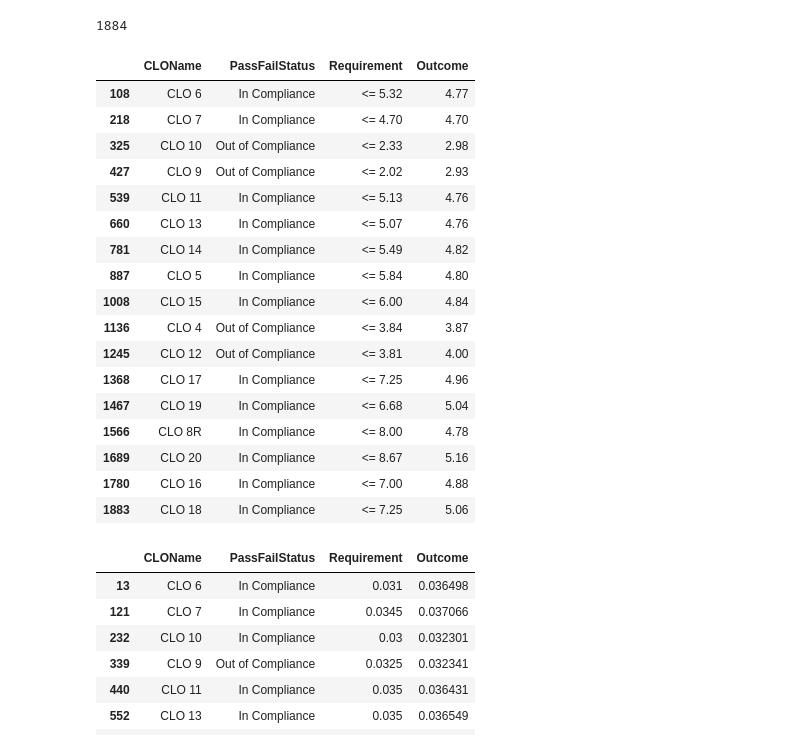
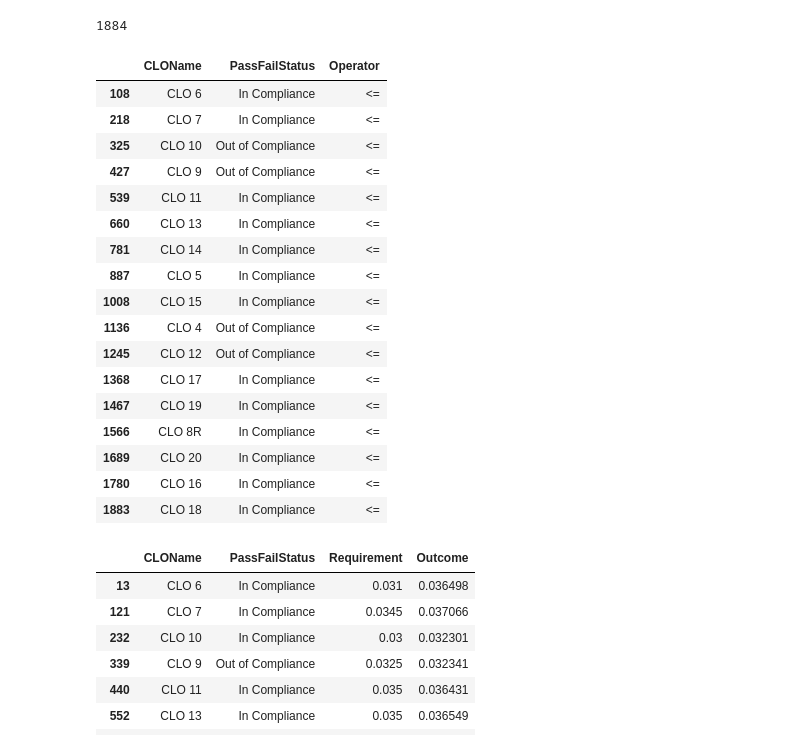
Before and after one commit to joshknechtel-gs/RM-IT, a Jupyter notebook: ComplianceChecks.ipynb, the cells around one changed output. Drawn from its saved outputs; the diff is of its cells as text; code cells hidden in the pictures.

```diff
--- a/ComplianceChecks.ipynb
+++ b/ComplianceChecks.ipynb
@@ -1778,6 +542,3 @@ DatetimeIndex(['2021-01-14', '2021-02-12', '2021-03-12', '2021-04-14',
 pathT = 'Z:/Shared/Risk Management and Investment Technology/CLO Optimization/'
 fileT = 'US CLO Triggers as of 6.24.21.xlsx'
 filepathT = pathT + fileT
-# %%
-triggers = pd.read_excel(filepathT)
-triggers
@@ -1847,28 +561,28 @@ triggers['Title'].count()
 767
 1884
 # %%
-WAL_Trigger_Table = triggers.loc[triggers['Title']=='Weighted Average Life',['CLOName','PassFailStatus','Requirement','Outcome']]
+WAL_Trigger_Table = triggers.loc[triggers['Title']=='Weighted Average Life',['CLOName','PassFailStatus','Operator']]
 
 WAL_Trigger_Table
 # %% [output]
-|  | CLOName | PassFailStatus | Requirement | Outcome |
-| 108 | CLO 6 | In Compliance | <= 5.32 | 4.77 |
-| 218 | CLO 7 | In Compliance | <= 4.70 | 4.70 |
-| 325 | CLO 10 | Out of Compliance | <= 2.33 | 2.98 |
-| 427 | CLO 9 | Out of Compliance | <= 2.02 | 2.93 |
-| 539 | CLO 11 | In Compliance | <= 5.13 | 4.76 |
-| 660 | CLO 13 | In Compliance | <= 5.07 | 4.76 |
-| 781 | CLO 14 | In Compliance | <= 5.49 | 4.82 |
-| 887 | CLO 5 | In Compliance | <= 5.84 | 4.80 |
-| 1008 | CLO 15 | In Compliance | <= 6.00 | 4.84 |
-| 1136 | CLO 4 | Out of Compliance | <= 3.84 | 3.87 |
-| 1245 | CLO 12 | Out of Compliance | <= 3.81 | 4.00 |
-| 1368 | CLO 17 | In Compliance | <= 7.25 | 4.96 |
-| 1467 | CLO 19 | In Compliance | <= 6.68 | 5.04 |
-| 1566 | CLO 8R | In Compliance | <= 8.00 | 4.78 |
-| 1689 | CLO 20 | In Compliance | <= 8.67 | 5.16 |
-| 1780 | CLO 16 | In Compliance | <= 7.00 | 4.88 |
-| 1883 | CLO 18 | In Compliance | <= 7.25 | 5.06 |
+|  | CLOName | PassFailStatus | Operator |
+| 108 | CLO 6 | In Compliance | <= |
+| 218 | CLO 7 | In Compliance | <= |
+| 325 | CLO 10 | Out of Compliance | <= |
+| 427 | CLO 9 | Out of Compliance | <= |
+| 539 | CLO 11 | In Compliance | <= |
+| 660 | CLO 13 | In Compliance | <= |
+| 781 | CLO 14 | In Compliance | <= |
+| 887 | CLO 5 | In Compliance | <= |
+| 1008 | CLO 15 | In Compliance | <= |
+| 1136 | CLO 4 | Out of Compliance | <= |
+| 1245 | CLO 12 | Out of Compliance | <= |
+| 1368 | CLO 17 | In Compliance | <= |
+| 1467 | CLO 19 | In Compliance | <= |
+| 1566 | CLO 8R | In Compliance | <= |
+| 1689 | CLO 20 | In Compliance | <= |
+| 1780 | CLO 16 | In Compliance | <= |
+| 1883 | CLO 18 | In Compliance | <= |
 # %%
 # Quality Tests
 #Minimum Weighted Average S&P Recovery Rate Test - Class A-1
```
Also changed, not shown: parts of 72 cells of this notebook, 1 other file.
